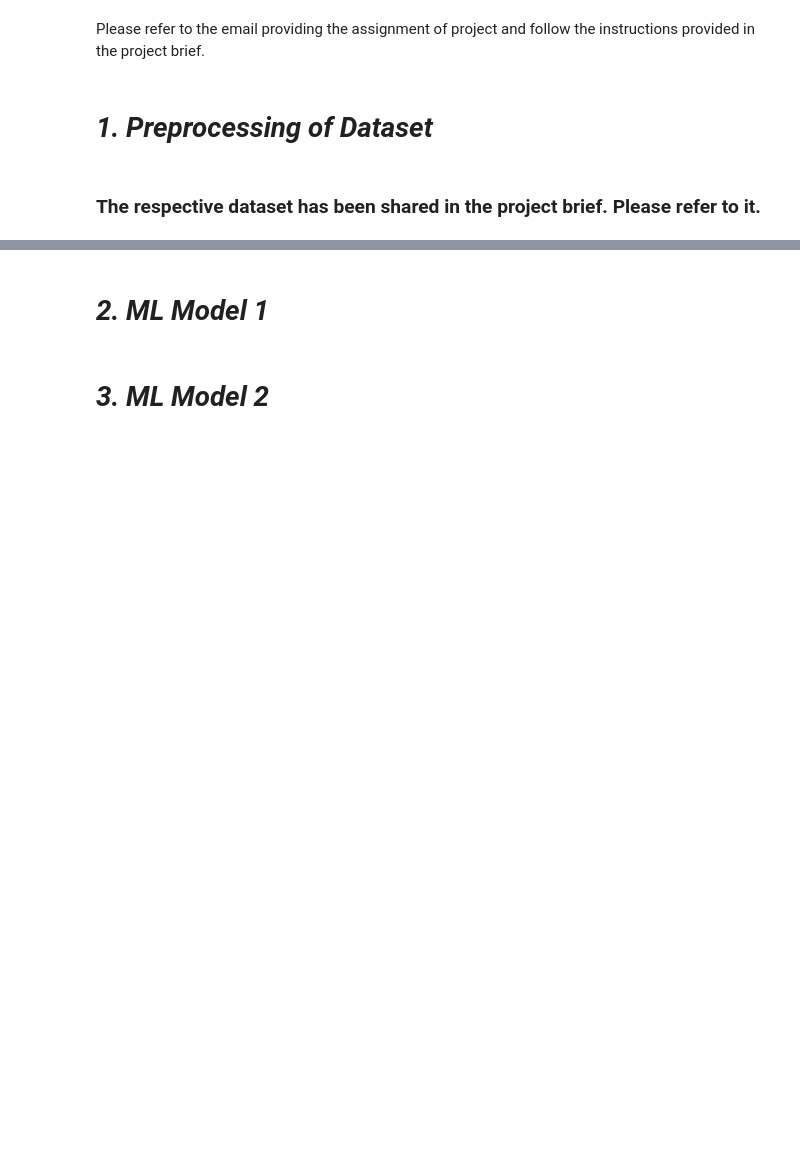
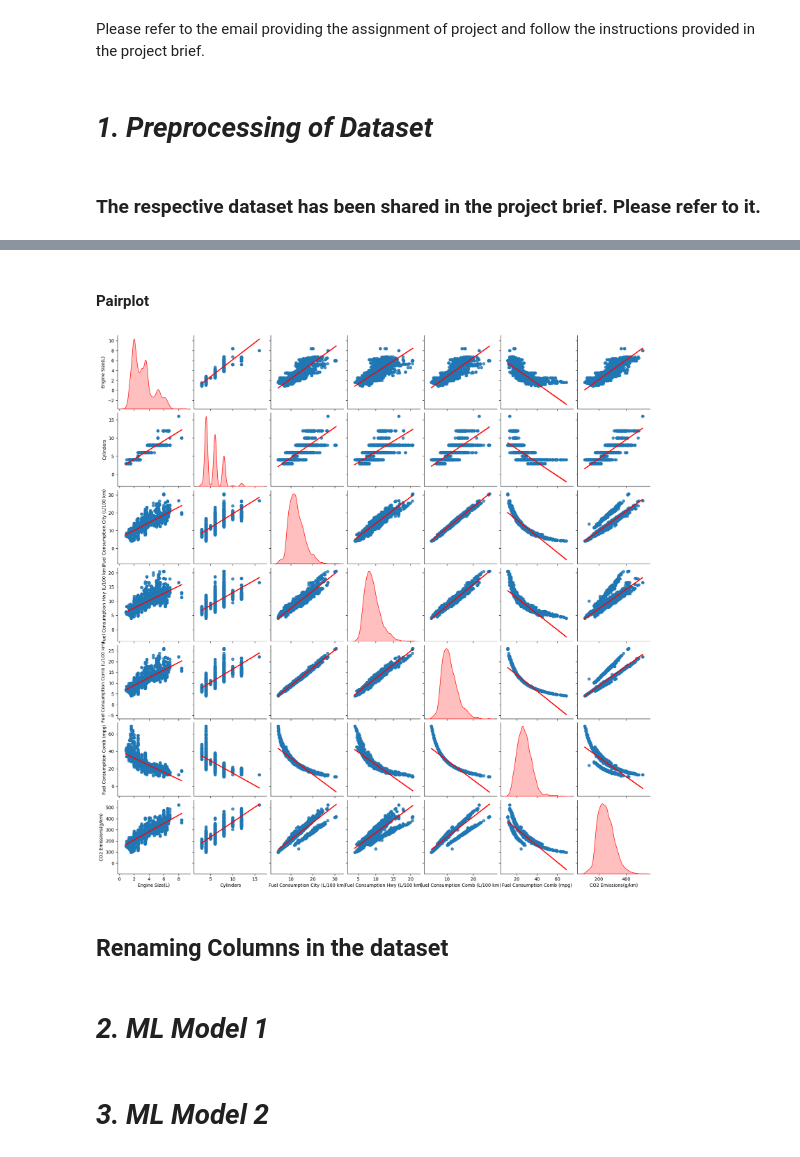
Before and after one commit to Neo-Panther/ML-Project-Predicting-Emissions, a Jupyter notebook: Team16_Project/Team16_Project.ipynb, the cells around one changed output, grey strips where cells are left out. Saved outputs shown, nothing was run; the diff lists cells and outputs as text; code cells hidden in the pictures; blank space fills up the shorter version.

```diff
--- a/Team16_Project/Team16_Project.ipynb
+++ b/Team16_Project/Team16_Project.ipynb
@@ -21,0 +217,9 @@ Please refer to the email providing the assignment of project and follow the ins
+# %% [markdown]
+#### Pairplot
+# %%
+sns.pairplot(dataset.select_dtypes(include=np.number), kind = "reg", diag_kind = "kde", diag_kws={"color":"red"}, plot_kws={"line_kws":{"color":"red"}})
+plt.show()
+# %% [output]
+[figure, added]
+# %% [markdown]
+## Renaming Columns in the dataset
```
Also changed, not shown: parts of 33 cells of this notebook.
